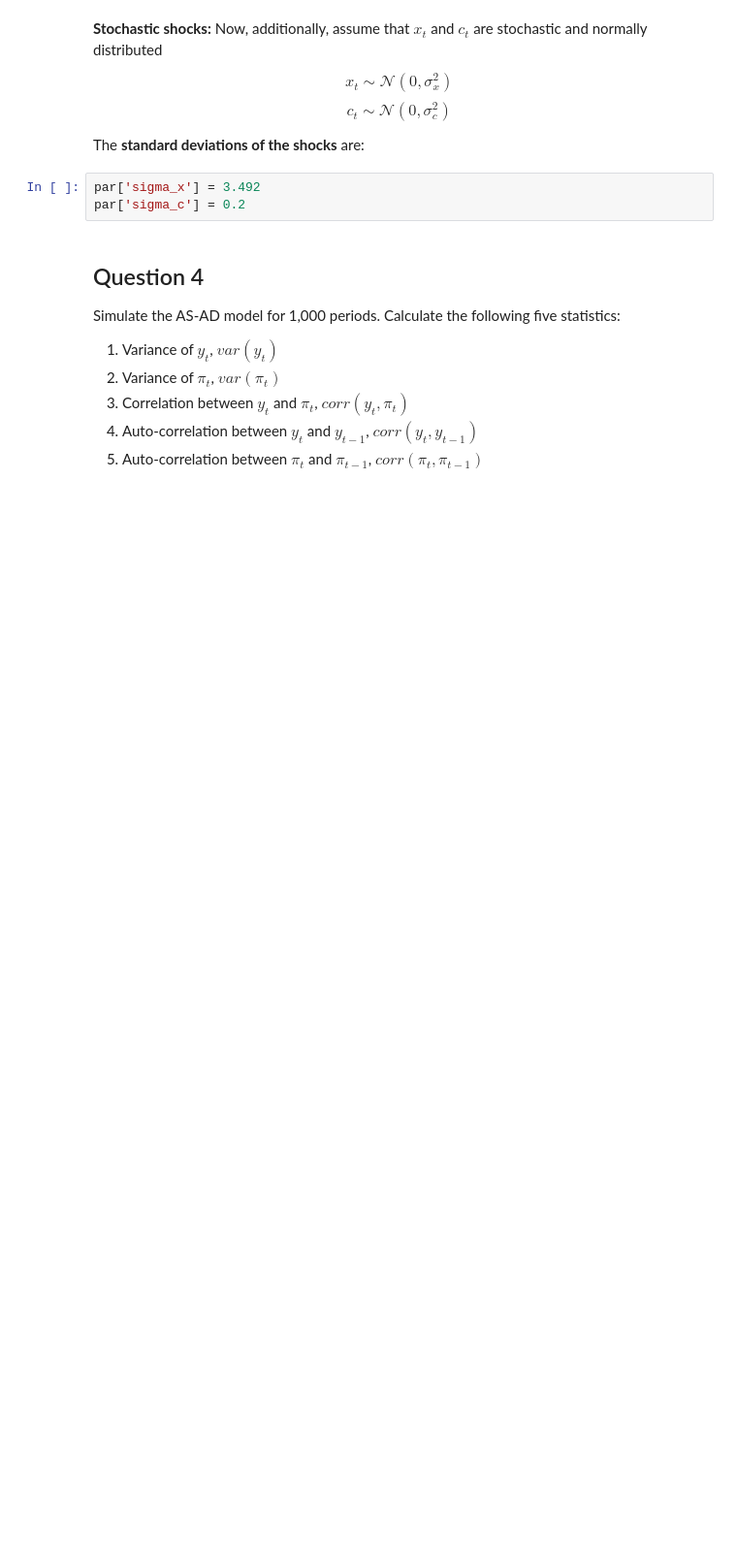
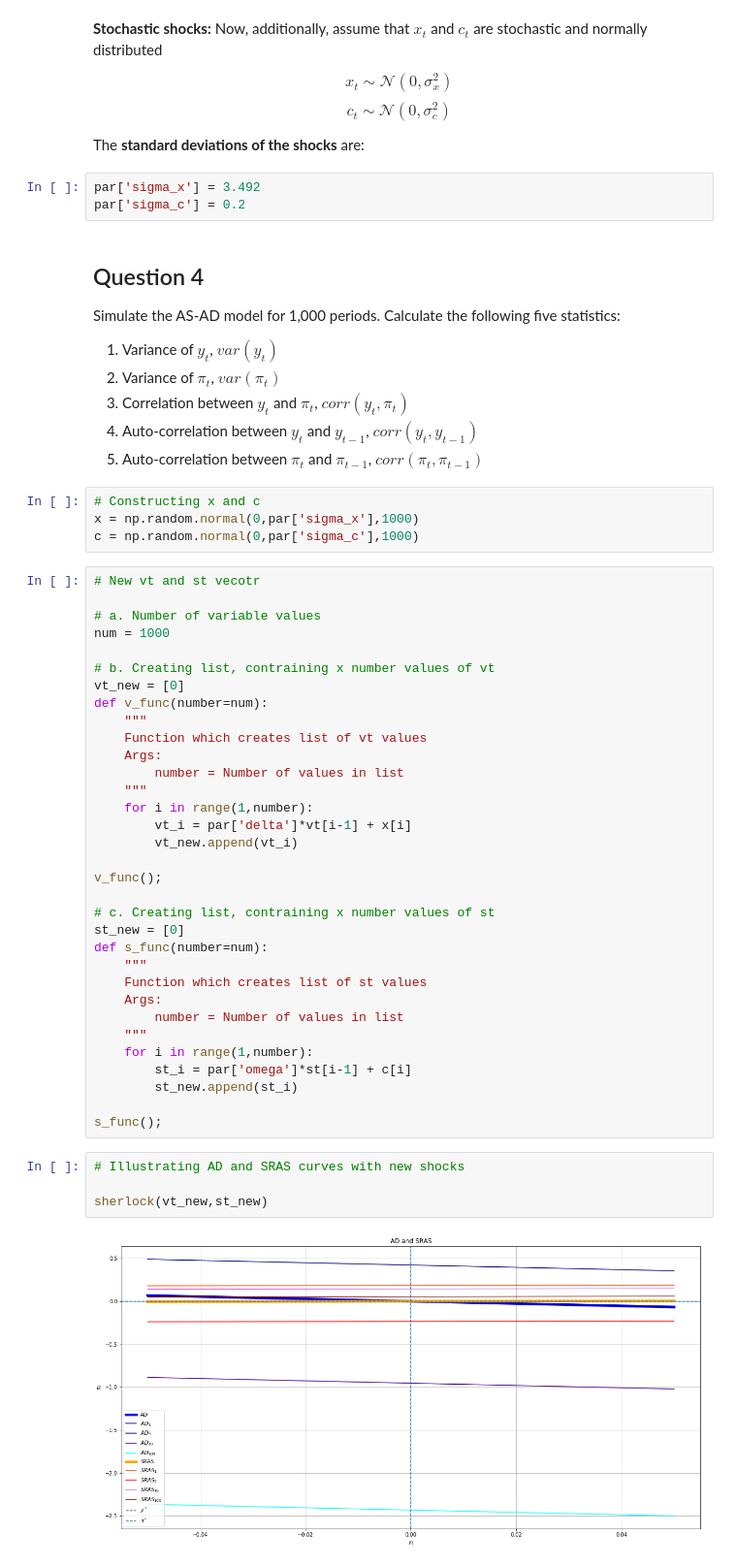
Before and after one commit to NumEconCopenhagen/projects-2019-credible-threats, a Jupyter notebook: examproject/Idaho.ipynb, the cells around one changed output. Shown at 97% size. Saved outputs shown, nothing was run; the diff lists cells and outputs as text; blank space fills up the shorter version.

```diff
--- a/examproject/Idaho.ipynb
+++ b/examproject/Idaho.ipynb
@@ -349,3 +445,46 @@ Simulate the AS-AD model for 1,000 periods. Calculate the following five statist
 3. Correlation between $y_t$ and $\pi_t$, $corr(y_t,\pi_t)$
 4. Auto-correlation between $y_t$ and $y_{t-1}$, $corr(y_t,y_{t-1})$
 5. Auto-correlation between $\pi_t$ and $\pi_{t-1}$, $corr(\pi_t,\pi_{t-1})$
+# %%
+# Constructing x and c
+x = np.random.normal(0,par['sigma_x'],1000)
+c = np.random.normal(0,par['sigma_c'],1000)
+# %%
+# New vt and st vecotr
+
+# a. Number of variable values
+num = 1000
+
+# b. Creating list, contraining x number values of vt
+vt_new = [0]
+def v_func(number=num):
+    """
+    Function which creates list of vt values
+    Args:
+        number = Number of values in list
+    """
+    for i in range(1,number):
+        vt_i = par['delta']*vt[i-1] + x[i]
+        vt_new.append(vt_i)
+
+v_func();
+
+# c. Creating list, contraining x number values of st
+st_new = [0]
+def s_func(number=num):
+    """
+    Function which creates list of st values
+    Args:
+        number = Number of values in list
+    """
+    for i in range(1,number):
+        st_i = par['omega']*st[i-1] + c[i]
+        st_new.append(st_i)
+
+s_func();
+# %%
+# Illustrating AD and SRAS curves with new shocks
+
+sherlock(vt_new,st_new)
+# %% [output]
+[figure, added]
```
Also changed, not shown: parts of 4 cells of this notebook.
